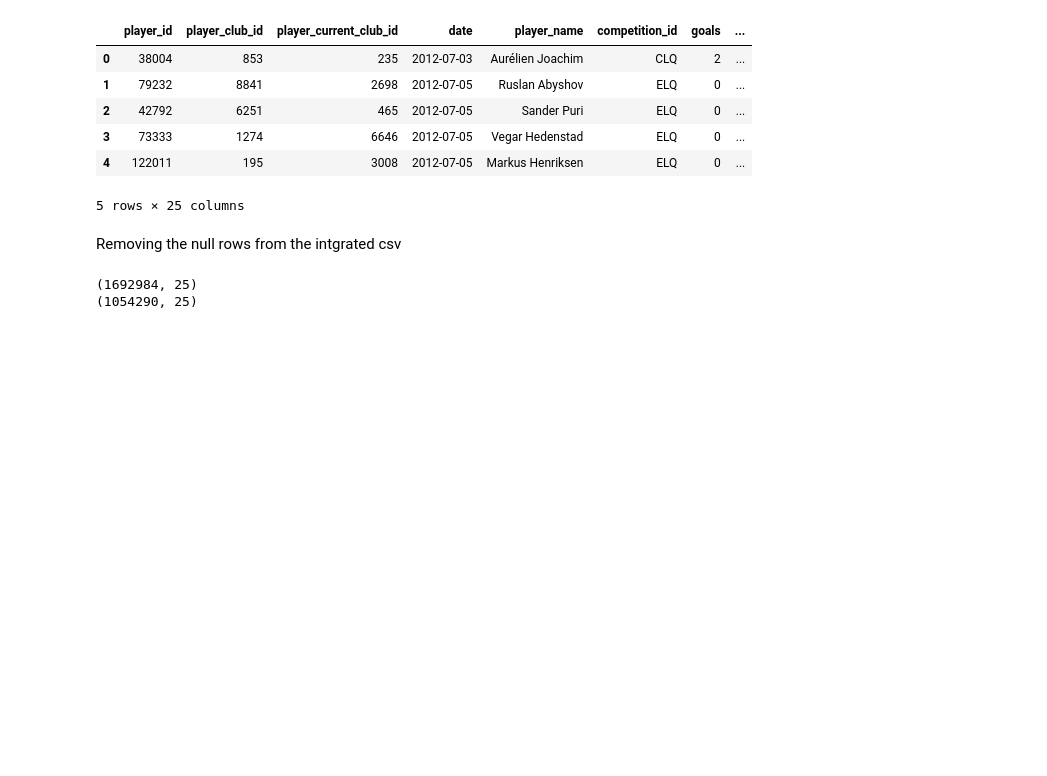
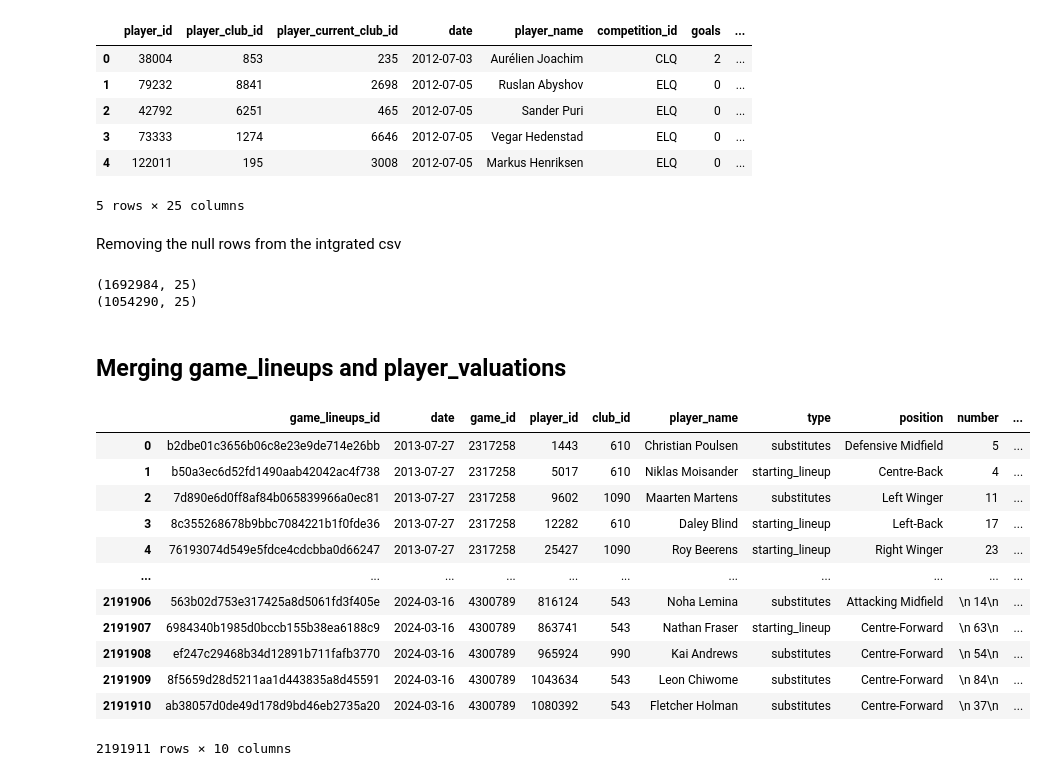
Before and after one commit to airbagdeer/tabular-ds-project, a Jupyter notebook: final_project/notebooks/football/football-preprocessing.ipynb, the cells around one changed output. Cells and saved outputs as stored; diff of their text form; code cells hidden in the pictures; blank space fills up the shorter version.

```diff
--- a/final_project/notebooks/football/football-preprocessing.ipynb
+++ b/final_project/notebooks/football/football-preprocessing.ipynb
@@ -140,0 +147,2 @@ df_integrated.to_csv('../../data/football/processed/football_combined.csv')
+# %% [markdown]
+## Merging game_lineups and player_valuations
@@ -140,0 +152,16 @@ df_integrated.to_csv('../../data/football/processed/football_combined.csv')
+# %%
+df_game_lineups
+# %% [output]
+|  | game_lineups_id | date | game_id | player_id | club_id | player_name | type | position | number | ... |
+| 0 | b2dbe01c3656b06c8e23e9de714e26bb | 2013-07-27 | 2317258 | 1443 | 610 | Christian Poulsen | substitutes | Defensive Midfield | 5 | ... |
+| 1 | b50a3ec6d52fd1490aab42042ac4f738 | 2013-07-27 | 2317258 | 5017 | 610 | Niklas Moisander | starting_lineup | Centre-Back | 4 | ... |
+| 2 | 7d890e6d0ff8af84b065839966a0ec81 | 2013-07-27 | 2317258 | 9602 | 1090 | Maarten Martens | substitutes | Left Winger | 11 | ... |
+| 3 | 8c355268678b9bbc7084221b1f0fde36 | 2013-07-27 | 2317258 | 12282 | 610 | Daley Blind | starting_lineup | Left-Back | 17 | ... |
+| 4 | 76193074d549e5fdce4cdcbba0d66247 | 2013-07-27 | 2317258 | 25427 | 1090 | Roy Beerens | starting_lineup | Right Winger | 23 | ... |
+| ... | ... | ... | ... | ... | ... | ... | ... | ... | ... | ... |
+| 2191906 | 563b02d753e317425a8d5061fd3f405e | 2024-03-16 | 4300789 | 816124 | 543 | Noha Lemina | substitutes | Attacking Midfield | \n 14\n | ... |
+| 2191907 | 6984340b1985d0bccb155b38ea6188c9 | 2024-03-16 | 4300789 | 863741 | 543 | Nathan Fraser | starting_lineup | Centre-Forward | \n 63\n | ... |
+| 2191908 | ef247c29468b34d12891b711fafb3770 | 2024-03-16 | 4300789 | 965924 | 990 | Kai Andrews | substitutes | Centre-Forward | \n 54\n | ... |
+| 2191909 | 8f5659d28d5211aa1d443835a8d45591 | 2024-03-16 | 4300789 | 1043634 | 543 | Leon Chiwome | substitutes | Centre-Forward | \n 84\n | ... |
+| 2191910 | ab38057d0de49d178d9bd46eb2735a20 | 2024-03-16 | 4300789 | 1080392 | 543 | Fletcher Holman | substitutes | Centre-Forward | \n 37\n | ... |
+2191911 rows × 10 columns
```
Also changed, not shown: parts of 26 cells of this notebook.
